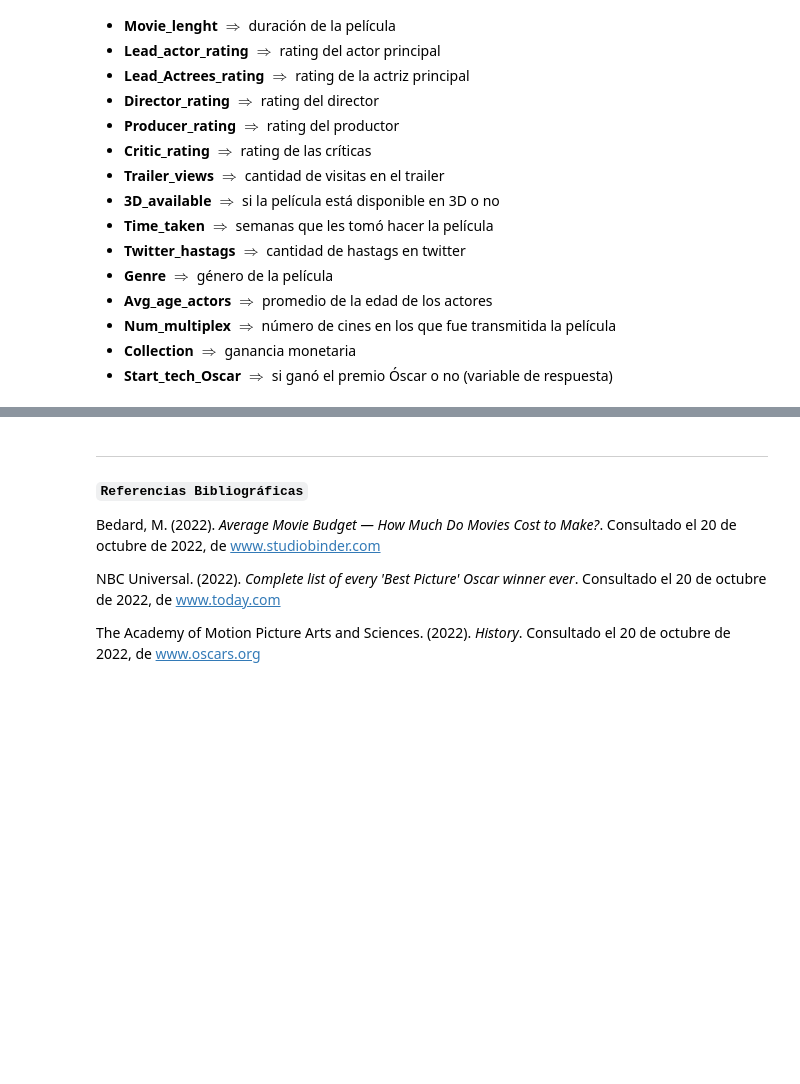
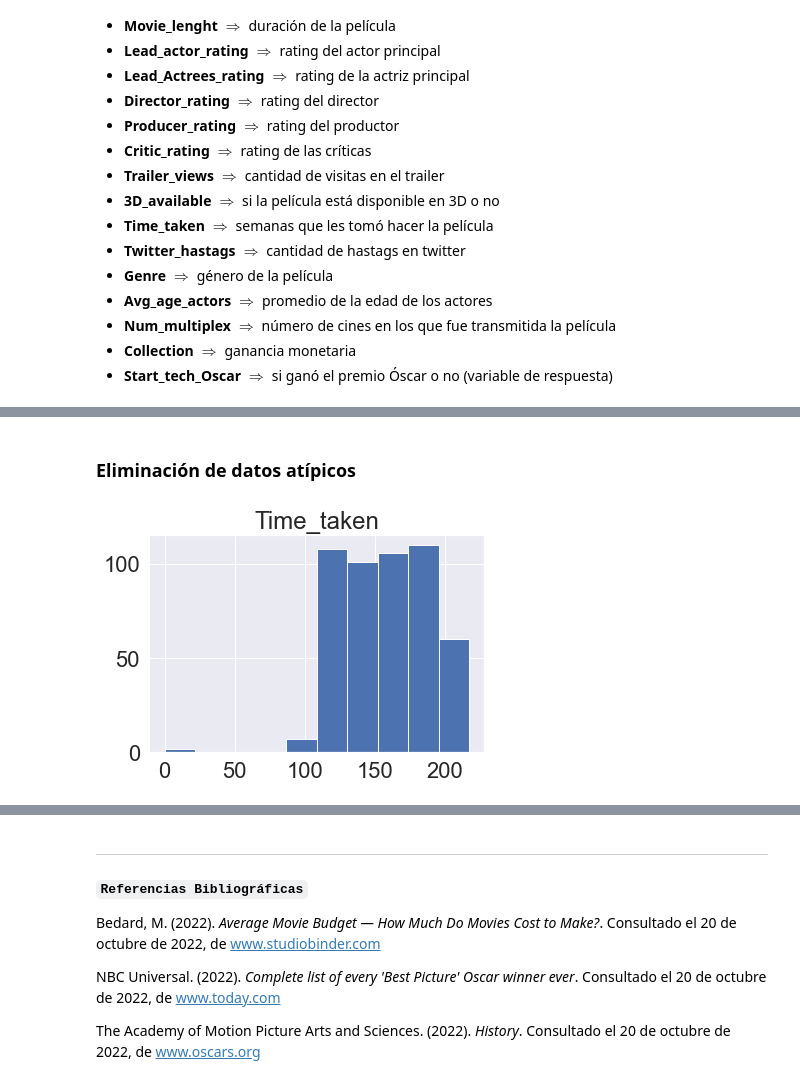
Before and after one commit to paucardenasg/Proyecto_Final_PCD, a Jupyter notebook: AndTheOscarGoesTo.ipynb, the cells around one changed output, grey strips where cells are left out. Saved outputs shown, nothing was run; the diff lists cells and outputs as text; code cells hidden in the pictures; blank space fills up the shorter version.

```diff
--- a/AndTheOscarGoesTo.ipynb
+++ b/AndTheOscarGoesTo.ipynb
@@ -45,0 +129,3 @@ Se trabajará con un conjunto de datos con información de distintas películas
+# %%
+data.drop(columns=["Multiplex coverage", "Critic_rating", "Num_multiplex", "Lead_Actress_rating", "Director_rating", "Producer_rating"], inplace=True)
+data.head()
@@ -45,0 +139,7 @@ Se trabajará con un conjunto de datos con información de distintas películas
+# %% [markdown]
+### Eliminación de datos atípicos
+# %%
+data[['Time_taken']].hist()
+plt.show()
+# %% [output]
+[figure, added]
```
Also changed, not shown: parts of 42 cells of this notebook.
